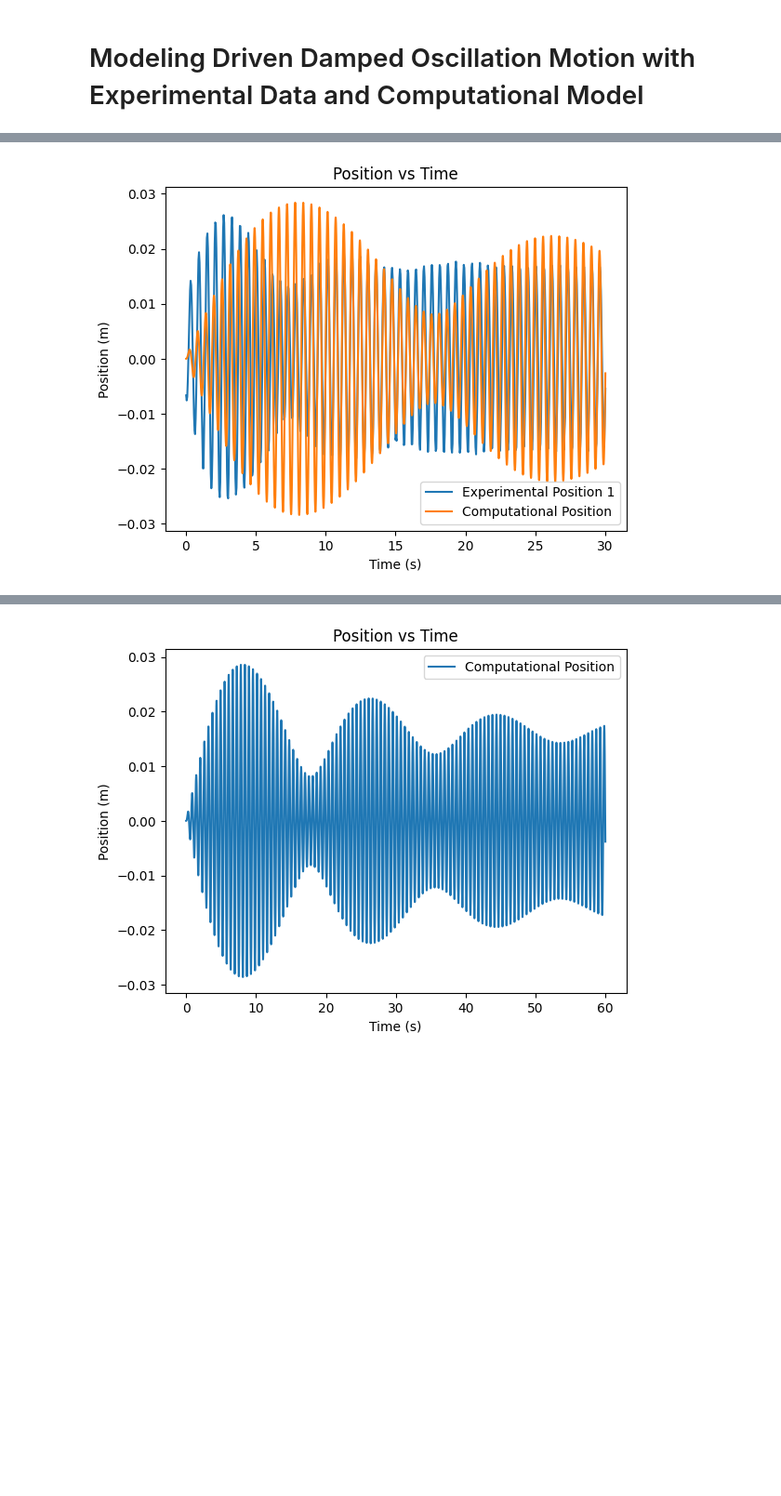
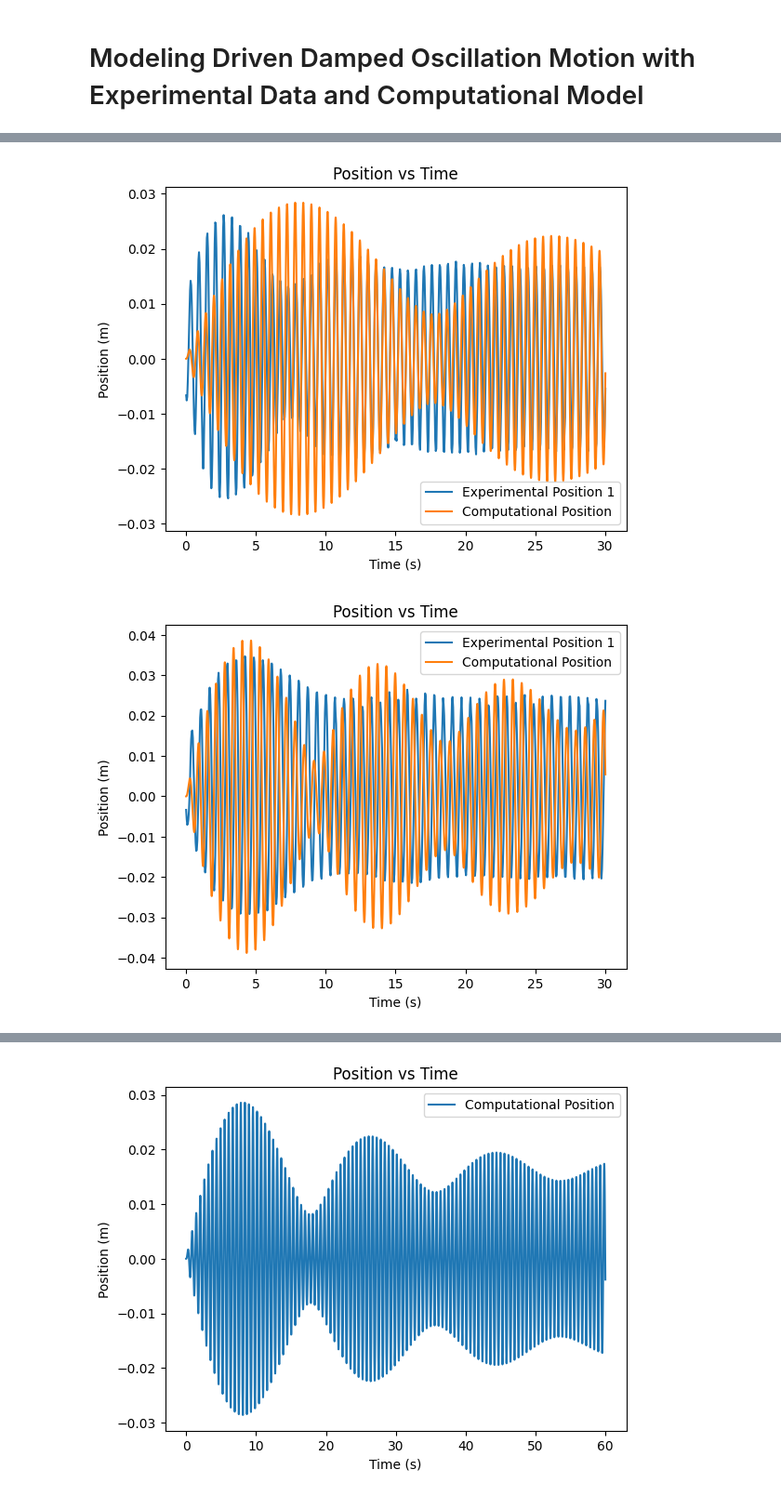
Before and after one commit to kevinthegreat1/HonorsPhysics2, a Jupyter notebook: Unit5/DrivenDampedOscillation/Model.ipynb, the cells around one changed output, grey strips where cells are left out. Shown: that part at 93% size. Cells and saved outputs as stored; diff of their text form; code cells hidden in the pictures; blank space fills up the shorter version.

```diff
--- a/Unit5/DrivenDampedOscillation/Model.ipynb
+++ b/Unit5/DrivenDampedOscillation/Model.ipynb
@@ -10,11 +10,11 @@ import statistics
 # %%
 # Constants
 gravitational_acceleration = -9.81  # m/s^2
-masses = [0.0394, 0.0415]  # kg, affects amplitude
-spring_constants = [4.7, 4.7]  # N/m, affects amplitude, period and frequency
-coefficient_of_air_resistance = [0.00625, 0.0135]  # N/m, affects damping speed
-driving_force_amplitude = [0.3, 0.125]  # N, affects the rate of growth of the amplitude
-driving_force_frequency = [1.7, 1.75]  # Hz, affects the amplitude, period, and frequency
+masses = [0.0394, 0.0415, 0.0415, 0.0415, 0.0415, 0.0415]  # kg, affects amplitude
+spring_constants = [4.7, 4.7, 4.5, 4.5, 4.6, 4.5]  # N/m, affects amplitude, period and frequency
+coefficient_of_air_resistance = [0.00625, 0.0135, 0.0135, 0.0135, 0.0135, 0.0135]  # N/m, affects damping speed
+driving_force_amplitude = [0.3, 0.125, 0.3, 0.3, 0.15, 0.15]  # N, affects the rate of growth of the amplitude
+driving_force_frequency = [1.7, 1.75, 1.55, 1.6, 1.65, 1.7]  # Hz, affects the amplitude, period, and frequency
 # %%
 # Computational Model of Driven Damped Oscillation Motion
 def compute_models(index):
@@ -36,6 +36,11 @@ def compute_models(index):
 # %%
 compute_models(0)
 compute_models(1)
+compute_models(2)
+compute_models(3)
+compute_models(4)
+compute_models(5)
 # %% [output]
 [figure]
 [figure]
+[figure, added]
```
Also changed, not shown: parts of 1 cell of this notebook, 8 other files.
